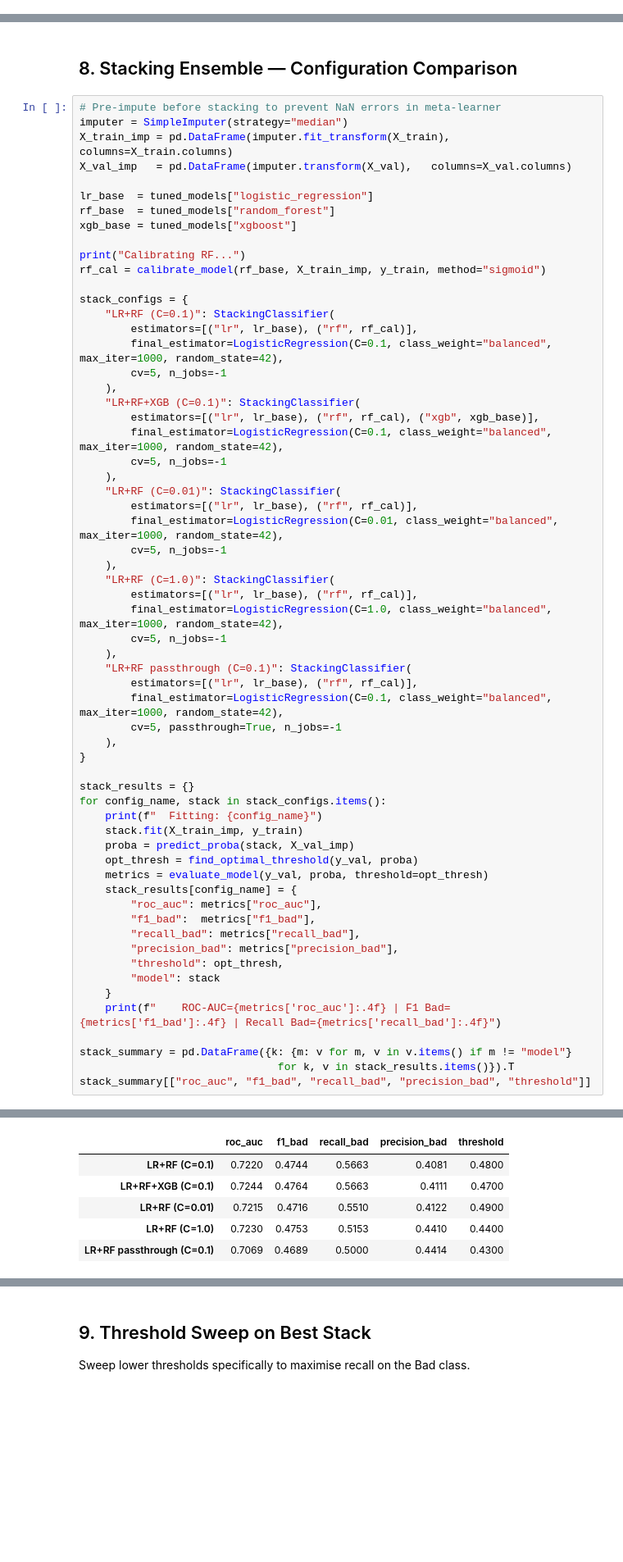
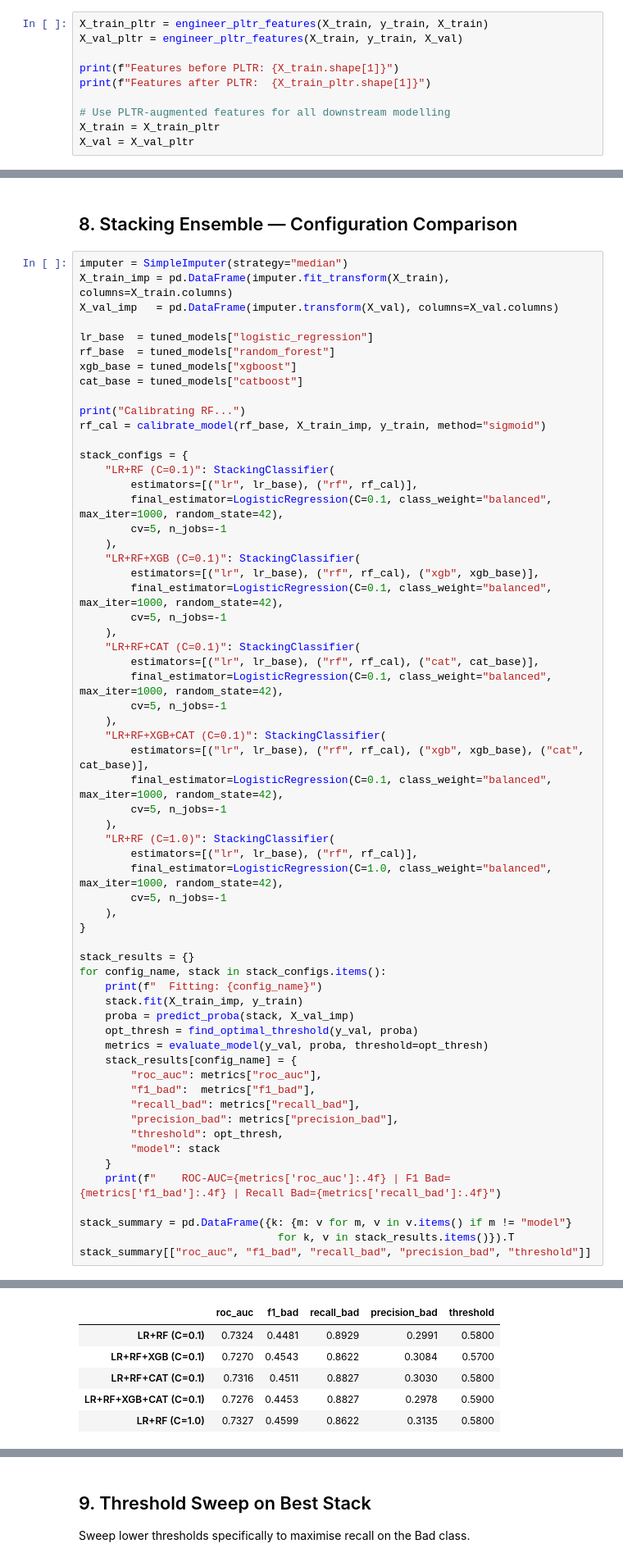
Before and after one commit to kozah04/loan-default-risk, a Jupyter notebook: notebooks/modelling_and_evaluation.ipynb, the cells around one changed output, grey strips where cells are left out. Shown at 82% size. Saved outputs shown, nothing was run; the diff lists cells and outputs as text; blank space fills up the shorter version.

```diff
--- a/notebooks/modelling_and_evaluation.ipynb
+++ b/notebooks/modelling_and_evaluation.ipynb
@@ -84,2 +87,12 @@ Validation set: (876, 54)   | 2017-07-25 to 2017-07-30
 Training Bad rate:   21.6%
 Validation Bad rate: 22.4%
+# %%
+X_train_pltr = engineer_pltr_features(X_train, y_train, X_train)
+X_val_pltr = engineer_pltr_features(X_train, y_train, X_val)
+
+print(f"Features before PLTR: {X_train.shape[1]}")
+print(f"Features after PLTR:  {X_train_pltr.shape[1]}")
+
+# Use PLTR-augmented features for all downstream modelling
+X_train = X_train_pltr
+X_val = X_val_pltr
@@ -230,14 +265,14 @@ Optimal threshold: 0.4700 (F1 Bad class: 0.4915)
 # %% [markdown]
 ## 8. Stacking Ensemble — Configuration Comparison
 # %%
-# Pre-impute before stacking to prevent NaN errors in meta-learner
 imputer = SimpleImputer(strategy="median")
 X_train_imp = pd.DataFrame(imputer.fit_transform(X_train), columns=X_train.columns)
-X_val_imp   = pd.DataFrame(imputer.transform(X_val),   columns=X_val.columns)
+X_val_imp   = pd.DataFrame(imputer.transform(X_val), columns=X_val.columns)
 
 lr_base  = tuned_models["logistic_regression"]
 rf_base  = tuned_models["random_forest"]
 xgb_base = tuned_models["xgboost"]
+cat_base = tuned_models["catboost"]
 
 print("Calibrating RF...")
 rf_cal = calibrate_model(rf_base, X_train_imp, y_train, method="sigmoid")
@@ -253,20 +288,20 @@ stack_configs = {
         final_estimator=LogisticRegression(C=0.1, class_weight="balanced", max_iter=1000, random_state=42),
         cv=5, n_jobs=-1
     ),
-    "LR+RF (C=0.01)": StackingClassifier(
-        estimators=[("lr", lr_base), ("rf", rf_cal)],
-        final_estimator=LogisticRegression(C=0.01, class_weight="balanced", max_iter=1000, random_state=42),
+    "LR+RF+CAT (C=0.1)": StackingClassifier(
+        estimators=[("lr", lr_base), ("rf", rf_cal), ("cat", cat_base)],
+        final_estimator=LogisticRegression(C=0.1, class_weight="balanced", max_iter=1000, random_state=42),
+        cv=5, n_jobs=-1
+    ),
+    "LR+RF+XGB+CAT (C=0.1)": StackingClassifier(
+        estimators=[("lr", lr_base), ("rf", rf_cal), ("xgb", xgb_base), ("cat", cat_base)],
+        final_estimator=LogisticRegression(C=0.1, class_weight="balanced", max_iter=1000, random_state=42),
         cv=5, n_jobs=-1
     ),
     "LR+RF (C=1.0)": StackingClassifier(
         estimators=[("lr", lr_base), ("rf", rf_cal)],
         final_estimator=LogisticRegression(C=1.0, class_weight="balanced", max_iter=1000, random_state=42),
         cv=5, n_jobs=-1
-    ),
-    "LR+RF passthrough (C=0.1)": StackingClassifier(
-        estimators=[("lr", lr_base), ("rf", rf_cal)],
-        final_estimator=LogisticRegression(C=0.1, class_weight="balanced", max_iter=1000, random_state=42),
-        cv=5, passthrough=True, n_jobs=-1
     ),
 }
 
@@ -310,6 +345,6 @@ Optimal threshold: 0.4300 (F1 Bad class: 0.4689)
 |  | roc_auc | f1_bad | recall_bad | precision_bad | threshold |
-| LR+RF (C=0.1) | 0.7220 | 0.4744 | 0.5663 | 0.4081 | 0.4800 |
-| LR+RF+XGB (C=0.1) | 0.7244 | 0.4764 | 0.5663 | 0.4111 | 0.4700 |
-| LR+RF (C=0.01) | 0.7215 | 0.4716 | 0.5510 | 0.4122 | 0.4900 |
-| LR+RF (C=1.0) | 0.7230 | 0.4753 | 0.5153 | 0.4410 | 0.4400 |
-| LR+RF passthrough (C=0.1) | 0.7069 | 0.4689 | 0.5000 | 0.4414 | 0.4300 |
+| LR+RF (C=0.1) | 0.7324 | 0.4481 | 0.8929 | 0.2991 | 0.5800 |
+| LR+RF+XGB (C=0.1) | 0.7270 | 0.4543 | 0.8622 | 0.3084 | 0.5700 |
+| LR+RF+CAT (C=0.1) | 0.7316 | 0.4511 | 0.8827 | 0.3030 | 0.5800 |
+| LR+RF+XGB+CAT (C=0.1) | 0.7276 | 0.4453 | 0.8827 | 0.2978 | 0.5900 |
+| LR+RF (C=1.0) | 0.7327 | 0.4599 | 0.8622 | 0.3135 | 0.5800 |
```
Also changed, not shown: parts of 18 cells of this notebook, 14 other files.
